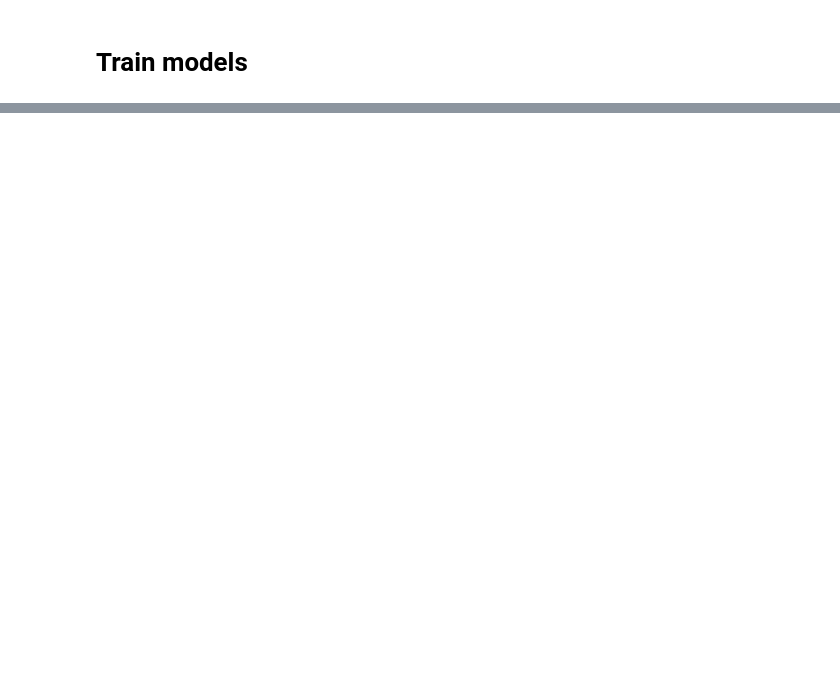
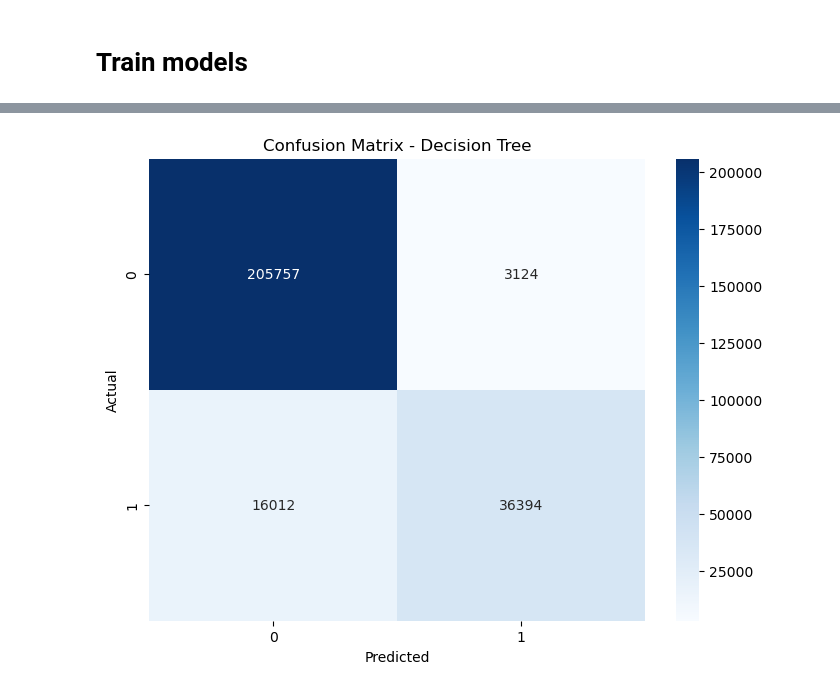
Before and after one commit to HiepDoTrong/computing_for_AI, a Jupyter notebook: last_term.ipynb, the cells around one changed output, grey strips where cells are left out. Drawn from its saved outputs; the diff is of its cells as text; code cells hidden in the pictures; blank space fills up the shorter version.

```diff
--- a/last_term.ipynb
+++ b/last_term.ipynb
@@ -566,0 +619,5 @@ plt.show()
+# %%
+dt_predictions = dt_predictions.select("prediction", "loan_status_binary").toPandas()
+plot_confusion_matrix(dt_predictions, "Decision Tree")
+# %% [output]
+[figure, added]
```
Also changed, not shown: parts of 42 cells of this notebook.
